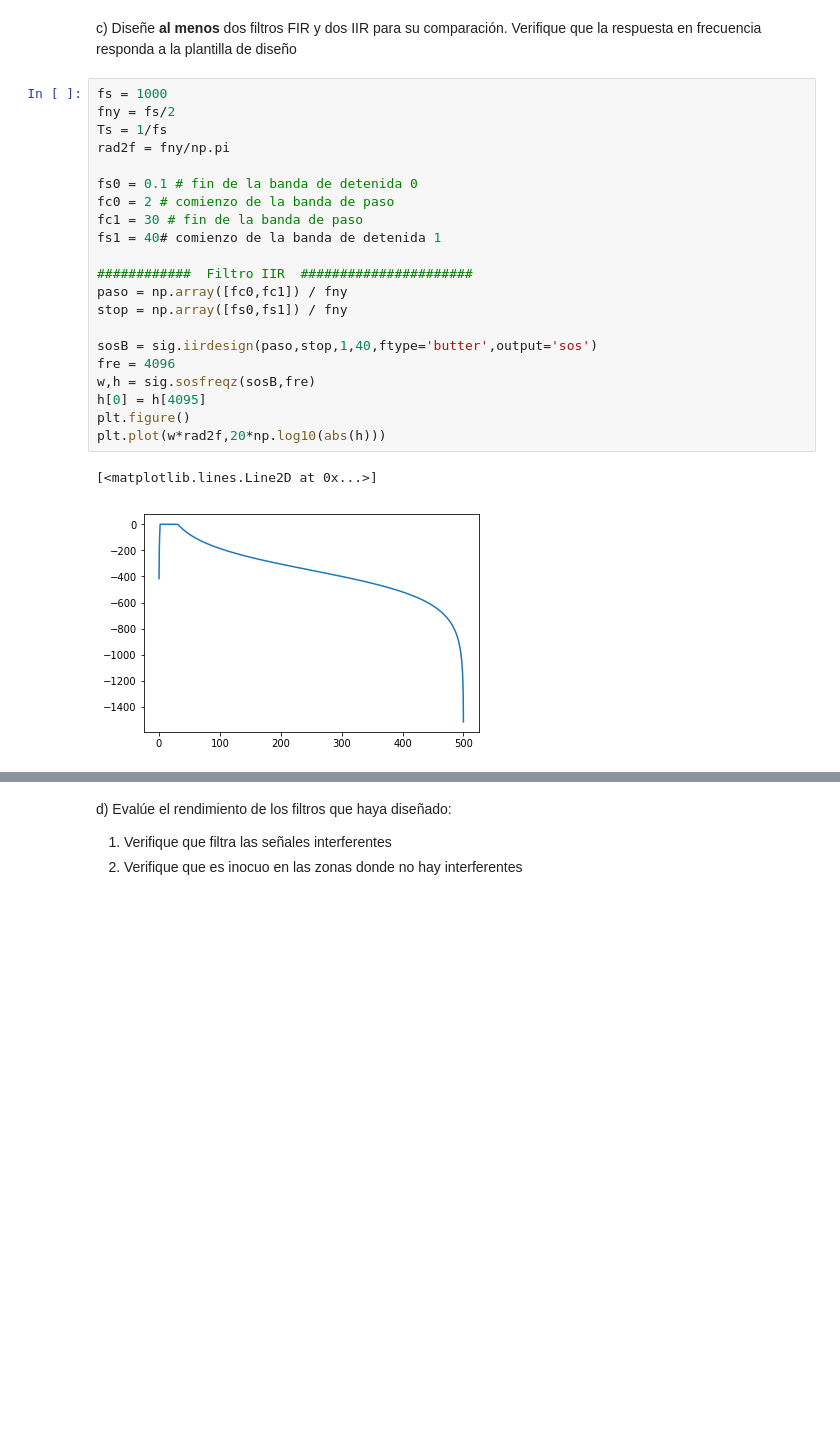
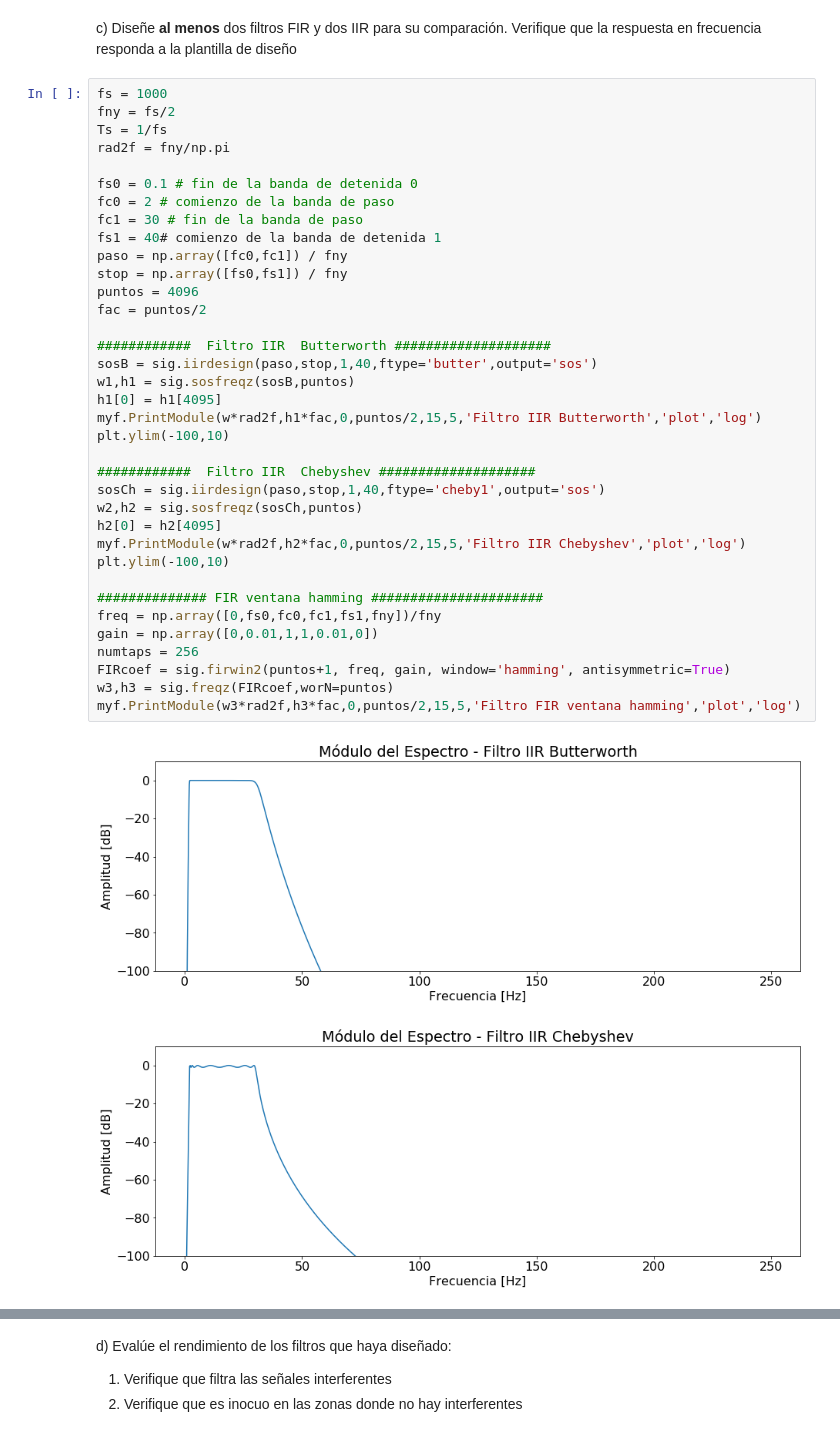
Before and after one commit to Sidorczuk/DSP, a Jupyter notebook: TP4-Filtrado.ipynb, the cells around one changed output, grey strips where cells are left out. Cells and saved outputs as stored; diff of their text form; blank space fills up the shorter version.

```diff
--- a/TP4-Filtrado.ipynb
+++ b/TP4-Filtrado.ipynb
@@ -172,24 +172,39 @@ c) Diseñe **al menos** dos filtros FIR y dos IIR para su comparación. Verifiqu
 # %%
 fs = 1000
 fny = fs/2
 Ts = 1/fs
 rad2f = fny/np.pi
 
 fs0 = 0.1 # fin de la banda de detenida 0
 fc0 = 2 # comienzo de la banda de paso
 fc1 = 30 # fin de la banda de paso
 fs1 = 40# comienzo de la banda de detenida 1
-
-############  Filtro IIR  ######################
 paso = np.array([fc0,fc1]) / fny
 stop = np.array([fs0,fs1]) / fny
+puntos = 4096
+fac = puntos/2
 
+############  Filtro IIR  Butterworth ####################
 sosB = sig.iirdesign(paso,stop,1,40,ftype='butter',output='sos')
-fre = 4096
-w,h = sig.sosfreqz(sosB,fre)
-h[0] = h[4095]
-plt.figure()
-plt.plot(w*rad2f,20*np.log10(abs(h)))
+w1,h1 = sig.sosfreqz(sosB,puntos)
+h1[0] = h1[4095]
+myf.PrintModule(w*rad2f,h1*fac,0,puntos/2,15,5,'Filtro IIR Butterworth','plot','log')
+plt.ylim(-100,10)
+
+############  Filtro IIR  Chebyshev ####################
+sosCh = sig.iirdesign(paso,stop,1,40,ftype='cheby1',output='sos')
+w2,h2 = sig.sosfreqz(sosCh,puntos)
+h2[0] = h2[4095]
+myf.PrintModule(w*rad2f,h2*fac,0,puntos/2,15,5,'Filtro IIR Chebyshev','plot','log')
+plt.ylim(-100,10)
+
+############## FIR ventana hamming ######################
+freq = np.array([0,fs0,fc0,fc1,fs1,fny])/fny
+gain = np.array([0,0.01,1,1,0.01,0])
+numtaps = 256
+FIRcoef = sig.firwin2(puntos+1, freq, gain, window='hamming', antisymmetric=True)
+w3,h3 = sig.freqz(FIRcoef,worN=puntos)
+myf.PrintModule(w3*rad2f,h3*fac,0,puntos/2,15,5,'Filtro FIR ventana hamming','plot','log')
 # %% [output]
-[<matplotlib.lines.Line2D at 0x...>]
-[figure, old version]
+[figure, new version]
+[figure, added]
```
Also changed, not shown: parts of 2 cells of this notebook.
